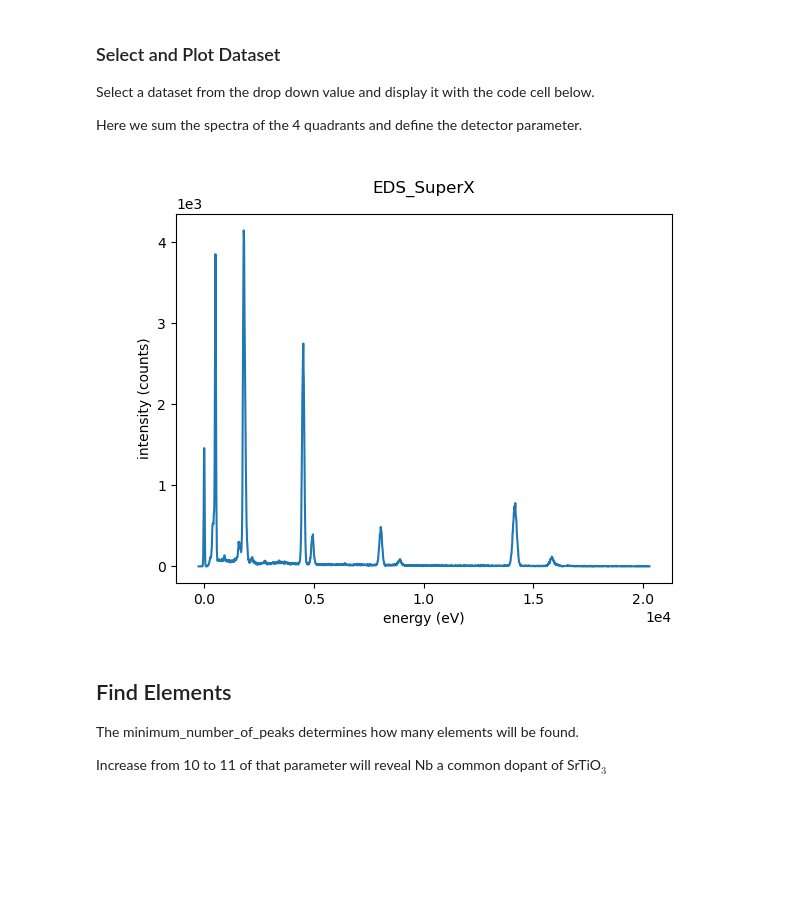
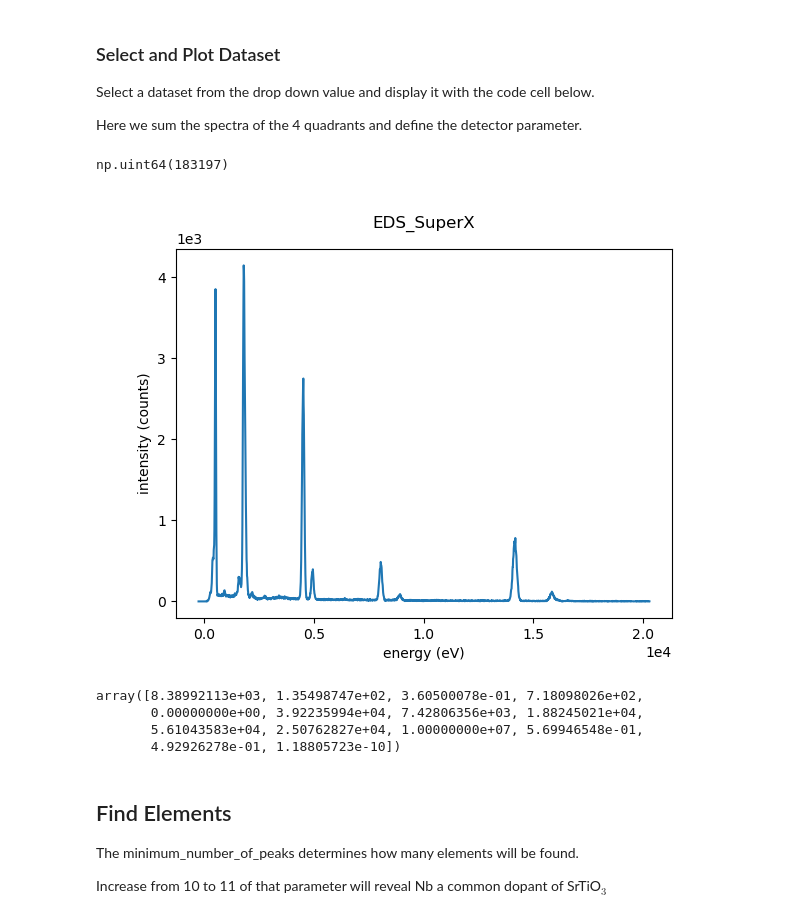
Before and after one commit to pycroscopy/pyTEMlib, a Jupyter notebook: notebooks/Spectroscopy/EDS.ipynb, the cells around one changed output. Saved outputs shown, nothing was run; the diff lists cells and outputs as text; code cells hidden in the pictures; blank space fills up the shorter version.

```diff
--- a/notebooks/Spectroscopy/EDS.ipynb
+++ b/notebooks/Spectroscopy/EDS.ipynb
@@ -107,8 +107,10 @@ Here we sum the spectra of the 4 quadrants and define the detector parameter.
 # %%
 spectrum = fileWidget.selected_dataset
 view = spectrum.plot()
+spectrum.sum()
 # %% [output]
+np.uint64(183197)
-[figure, old version]
+[figure, new version]
 # %%
 ### Does not work for spectrum images
 #
@@ -122,6 +124,13 @@ start = spectrum.metadata['EDS']['detector']['start_channel']
 spectrum[:spectrum.metadata['EDS']['detector']['start_channel']] = 0.
 
 spectrum.metadata['EDS']['detector']['detector_efficiency']  = detector_Efficiency
+# %%
+pp
+# %% [output]
+array([8.38992113e+03, 1.35498747e+02, 3.60500078e-01, 7.18098026e+02,
+       0.00000000e+00, 3.92235994e+04, 7.42806356e+03, 1.88245021e+04,
+       5.61043583e+04, 2.50762827e+04, 1.00000000e+07, 5.69946548e-01,
+       4.92926278e-01, 1.18805723e-10])
 # %% [markdown]
 ## Find Elements
 The minimum_number_of_peaks determines how many elements will be found.
```
Also changed, not shown: parts of 5 cells of this notebook, 2 other files.
